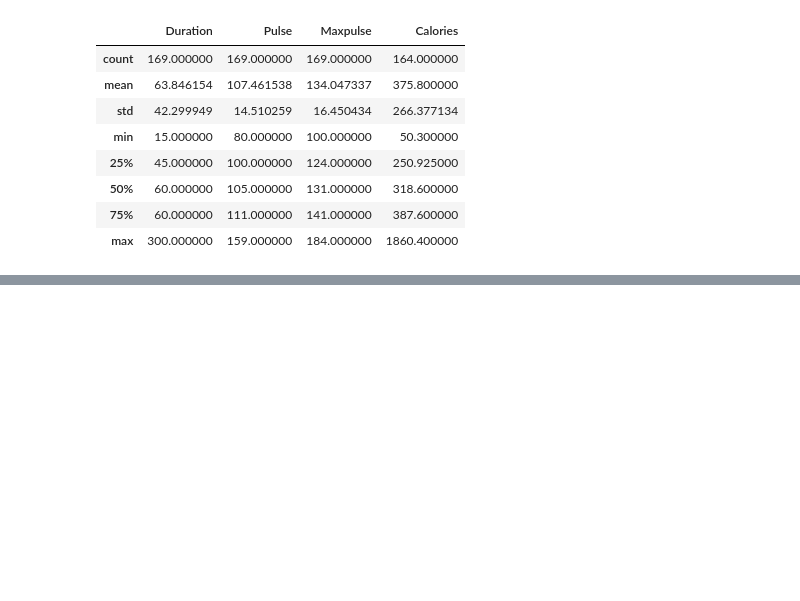
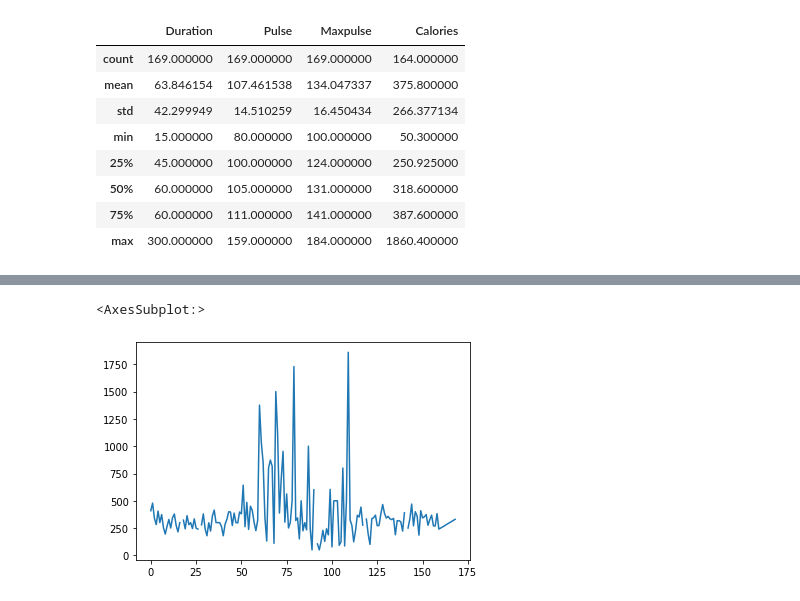
Before and after one commit to nabin0/Machine-Learning, a Jupyter notebook: DS/Pandas_Basics.ipynb, the cells around one changed output, grey strips where cells are left out. Drawn from its saved outputs; the diff is of its cells as text; code cells hidden in the pictures; blank space fills up the shorter version.

```diff
--- a/DS/Pandas_Basics.ipynb
+++ b/DS/Pandas_Basics.ipynb
@@ -168,0 +230,5 @@ df.describe()
+# %%
+df["Calories"].plot() #Plotting specific row
+# %% [output]
+<AxesSubplot:>
+[figure, added]
```
Also changed, not shown: parts of 28 cells of this notebook, 2 other files.
